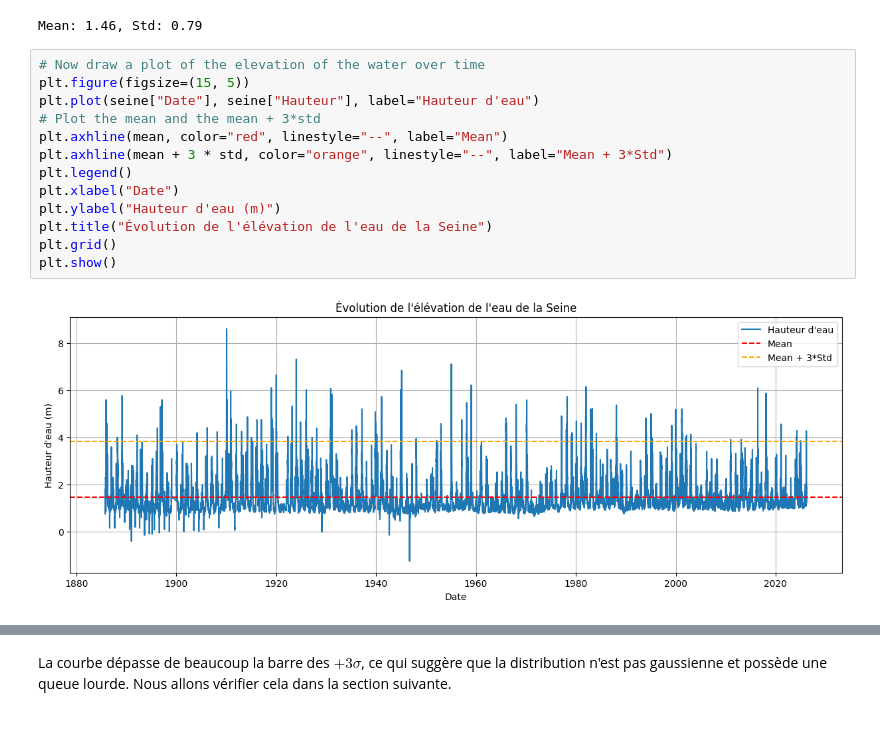
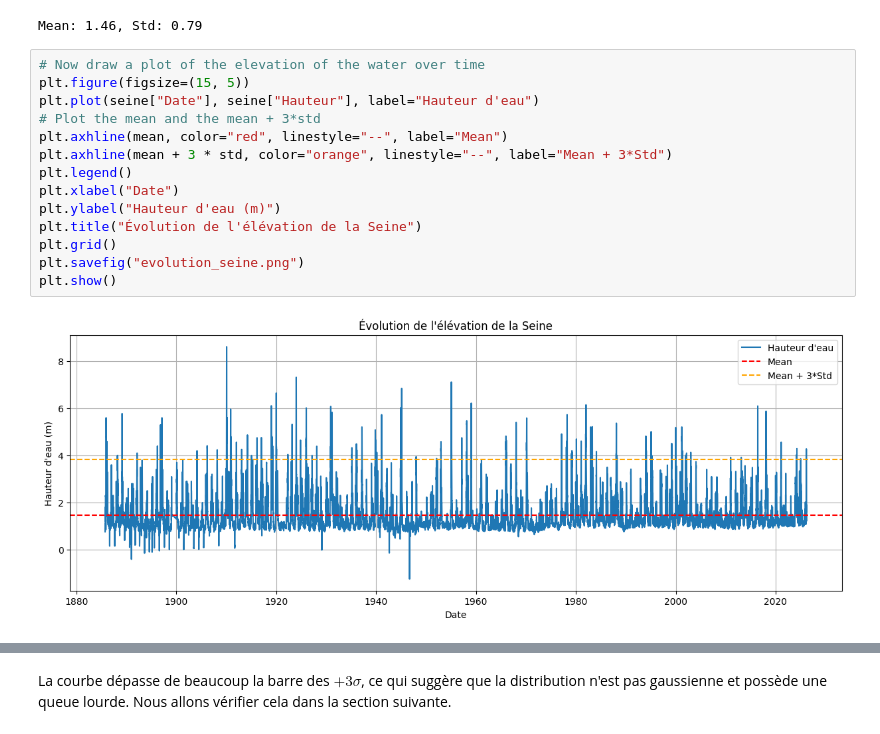
Before and after one commit to hubert-ld/APM_52065_EP-Memoire, a Jupyter notebook: seine_et_marne/quantile_extreme-eau_france-02.ipynb, the cells around one changed output, grey strips where cells are left out. Saved outputs shown, nothing was run; the diff lists cells and outputs as text.

```diff
--- a/seine_et_marne/quantile_extreme-eau_france-02.ipynb
+++ b/seine_et_marne/quantile_extreme-eau_france-02.ipynb
@@ -80,15 +80,16 @@ Mean: 1.46, Std: 0.79
 # %%
 # Now draw a plot of the elevation of the water over time
 plt.figure(figsize=(15, 5))
 plt.plot(seine["Date"], seine["Hauteur"], label="Hauteur d'eau")
 # Plot the mean and the mean + 3*std
 plt.axhline(mean, color="red", linestyle="--", label="Mean")
 plt.axhline(mean + 3 * std, color="orange", linestyle="--", label="Mean + 3*Std")
 plt.legend()
 plt.xlabel("Date")
 plt.ylabel("Hauteur d'eau (m)")
-plt.title("Évolution de l'élévation de l'eau de la Seine")
+plt.title("Évolution de l'élévation de la Seine")
 plt.grid()
+plt.savefig("evolution_seine.png")
 plt.show()
 # %% [output]
-[figure, old version]
+[figure, new version]
```
Also changed, not shown: parts of 3 cells of this notebook, 5 other files.
